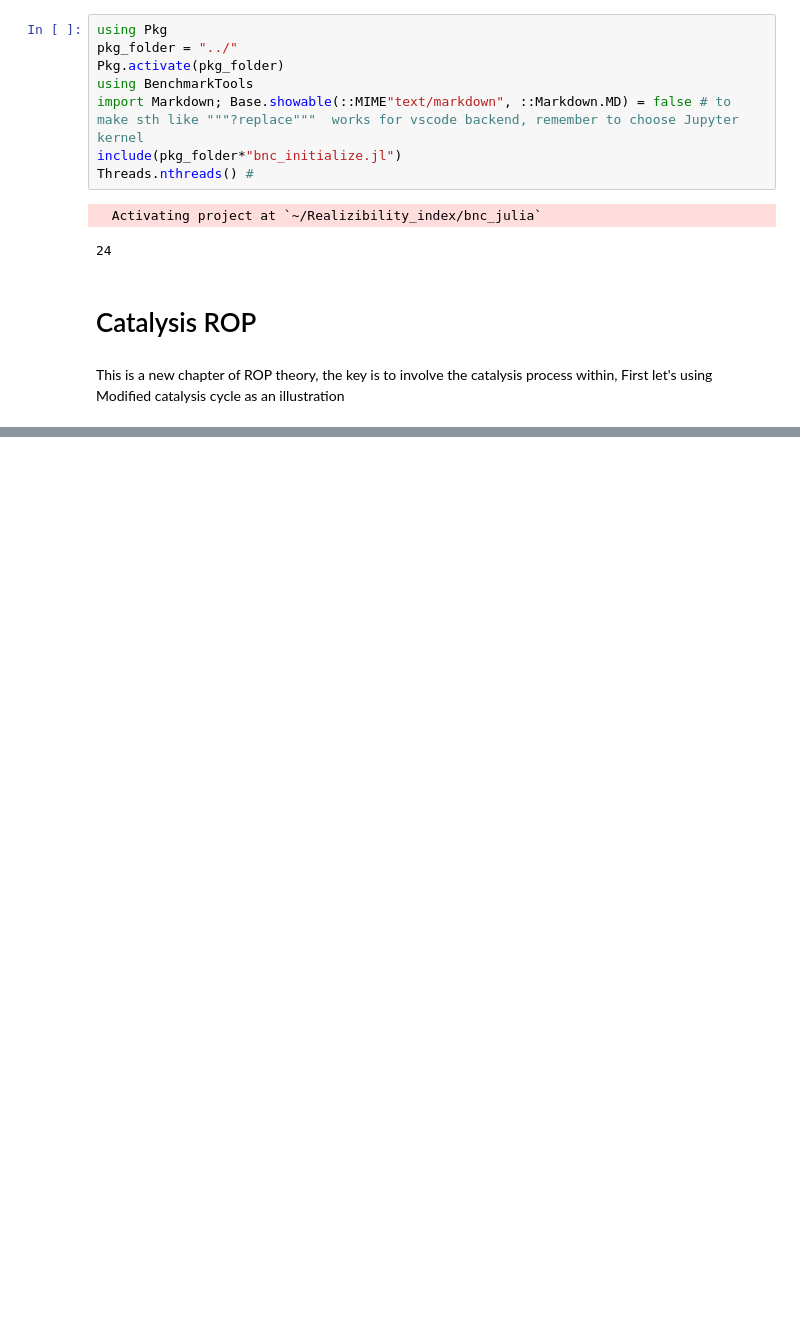
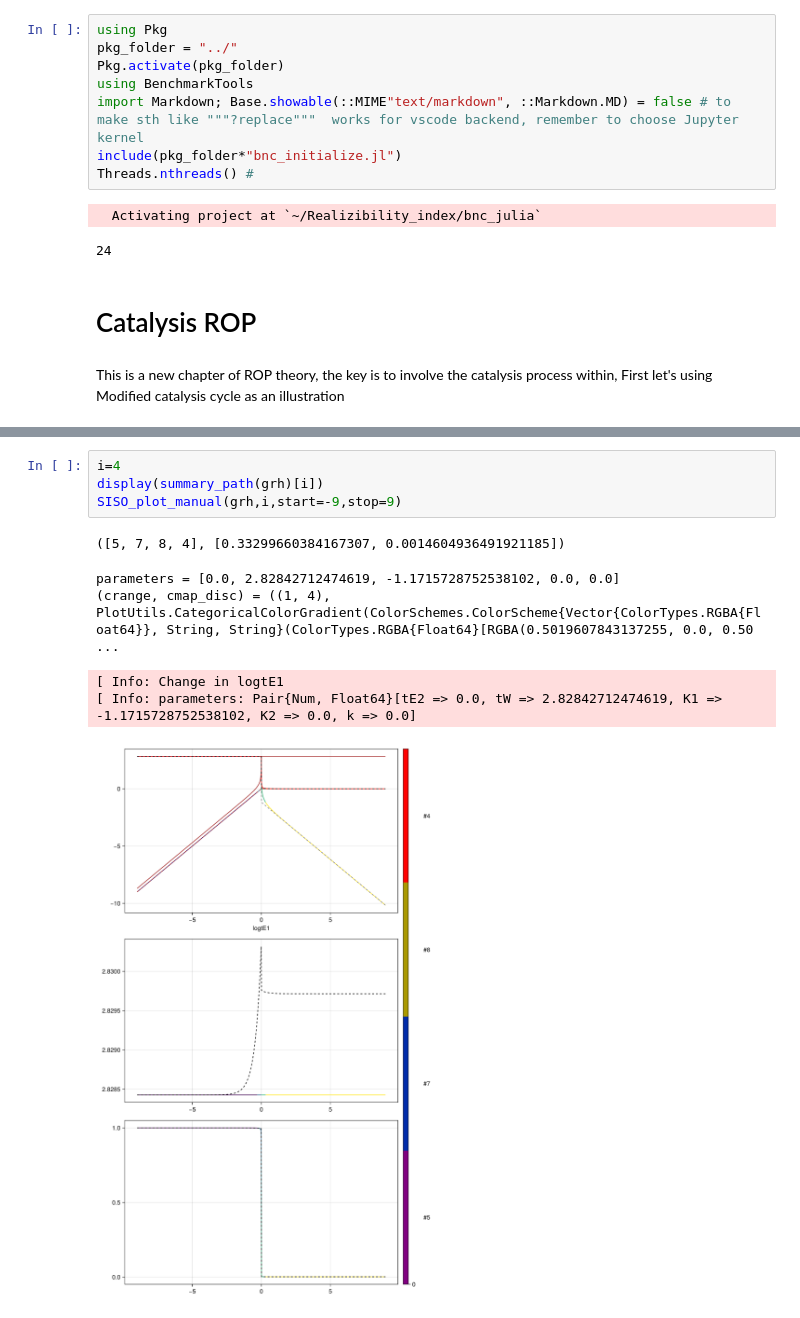
Before and after one commit to Qinguo25/BindingAndCatalysis.jl, a Jupyter notebook: Examples/Covelant_modified_cycle.ipynb, the cells around one changed output, grey strips where cells are left out. Saved outputs shown, nothing was run; the diff lists cells and outputs as text; blank space fills up the shorter version.

```diff
--- a/Examples/Covelant_modified_cycle.ipynb
+++ b/Examples/Covelant_modified_cycle.ipynb
@@ -70,0 +439,11 @@ GLMakie.Screen(...)
+# %%
+i=4
+display(summary_path(grh)[i])
+SISO_plot_manual(grh,i,start=-9,stop=9)
+# %% [output]
+([5, 7, 8, 4], [0.33299660384167307, 0.0014604936491921185])
+parameters = [0.0, 2.82842712474619, -1.1715728752538102, 0.0, 0.0]
+(crange, cmap_disc) = ((1, 4), PlotUtils.CategoricalColorGradient(ColorSchemes.ColorScheme{Vector{ColorTypes.RGBA{Float64}}, String, String}(ColorTypes.RGBA{Float64}[RGBA(0.5019607843137255, 0.0, 0.50 ...
+[ Info: Change in logtE1
+[ Info: parameters: Pair{Num, Float64}[tE2 => 0.0, tW => 2.82842712474619, K1 => -1.1715728752538102, K2 => 0.0, k => 0.0]
+[figure, added]
```
Also changed, not shown: parts of 33 cells of this notebook, 8 other files.
